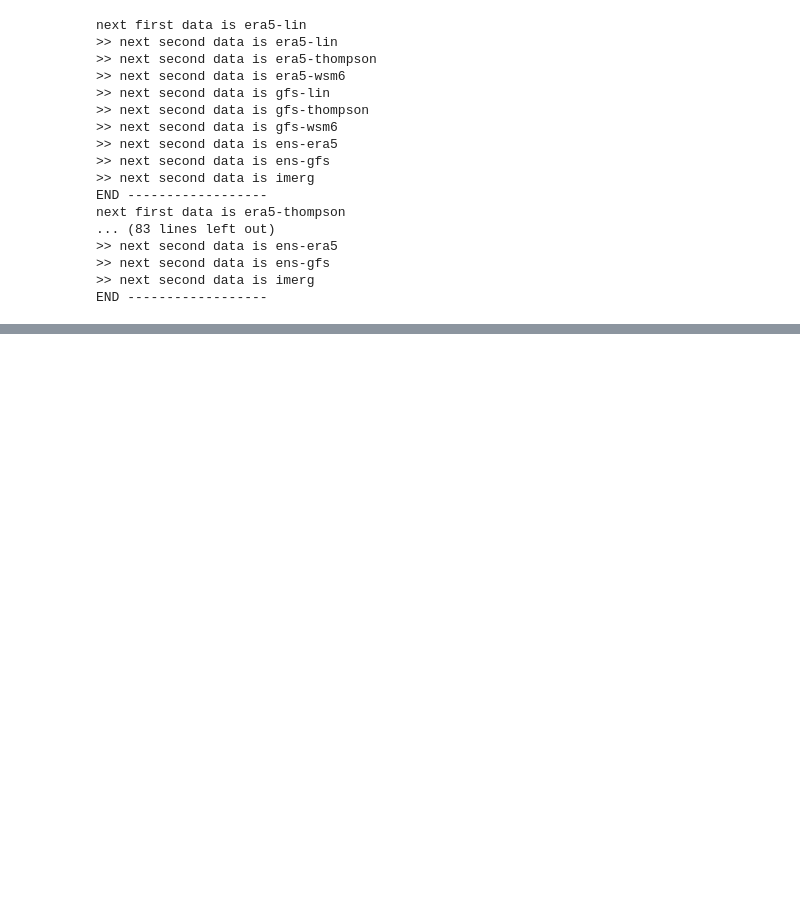
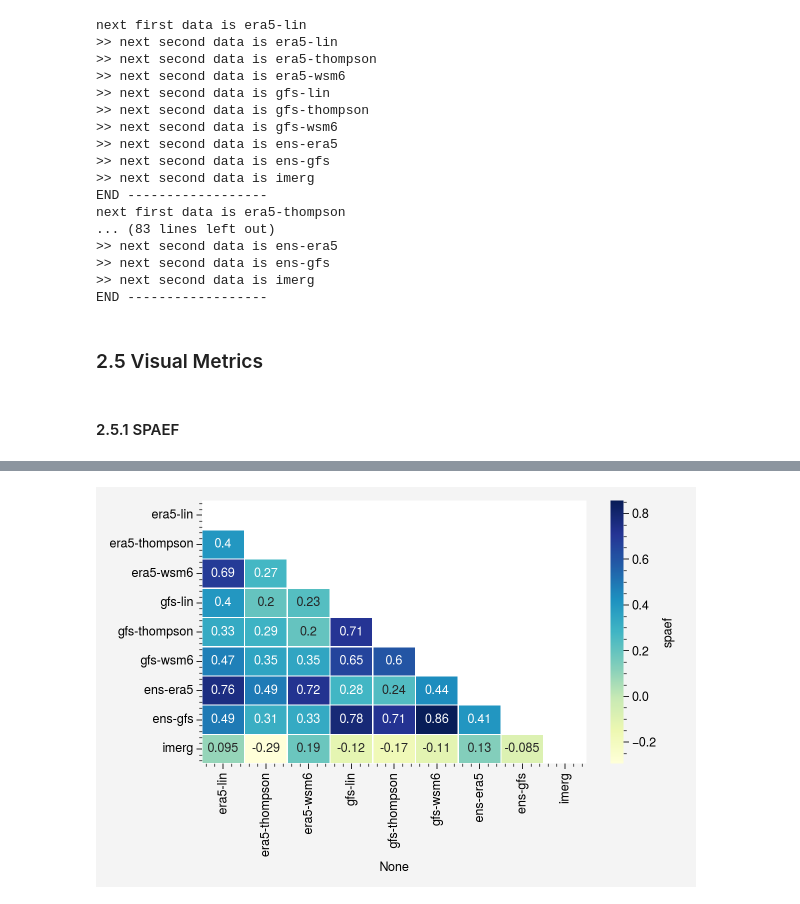
Before and after one commit to donmezkutay/Urban-Precipitation-Article-Istanbul, a Jupyter notebook: combined_verification_metrics.ipynb, the cells around one changed output, grey strips where cells are left out. Drawn from its saved outputs; the diff is of its cells as text; code cells hidden in the pictures; blank space fills up the shorter version.

Commit message:
#update metric verification tables as color graphics

```diff
--- a/combined_verification_metrics.ipynb
+++ b/combined_verification_metrics.ipynb
@@ -412,6 +415,29 @@ df_cv_ratio = pd.DataFrame(cv_ratio, columns = [simulation_data_order],
              index = simulation_data_order)
 df_histo_match = pd.DataFrame(histo_match, columns = [simulation_data_order],
              index = simulation_data_order)
+# %% [markdown]
+### 2.5 Visual Metrics
+# %%
+# Fill diagonal and upper half with NaNs
+mask = np.zeros_like(corr, dtype=bool)
+mask[np.triu_indices_from(mask)] = True
+
+df_spaef[mask] = np.nan
+df_corr[mask] = np.nan
+df_cv_ratio[mask] = np.nan
+df_histo_match[mask] = np.nan
+# %% [markdown]
+#### 2.5.1 SPAEF
 # %%
-df_spaef
+fig=plt.figure(figsize=(6,4))
+sns.heatmap(df_spaef,
+            annot=True,
+            linewidths=.5,
+            cmap="YlGnBu",
+            cbar_kws={'label': 'spaef'},
+            #xticklabels=corr.columns.values,
+            #yticklabels=corr.columns.values
+           )
+plt.tight_layout()
+plt.show()
 # %% [output]
@@ -427,0 +444 @@ df_spaef
+[figure, added]
```
Also changed, not shown: parts of 10 cells of this notebook.
